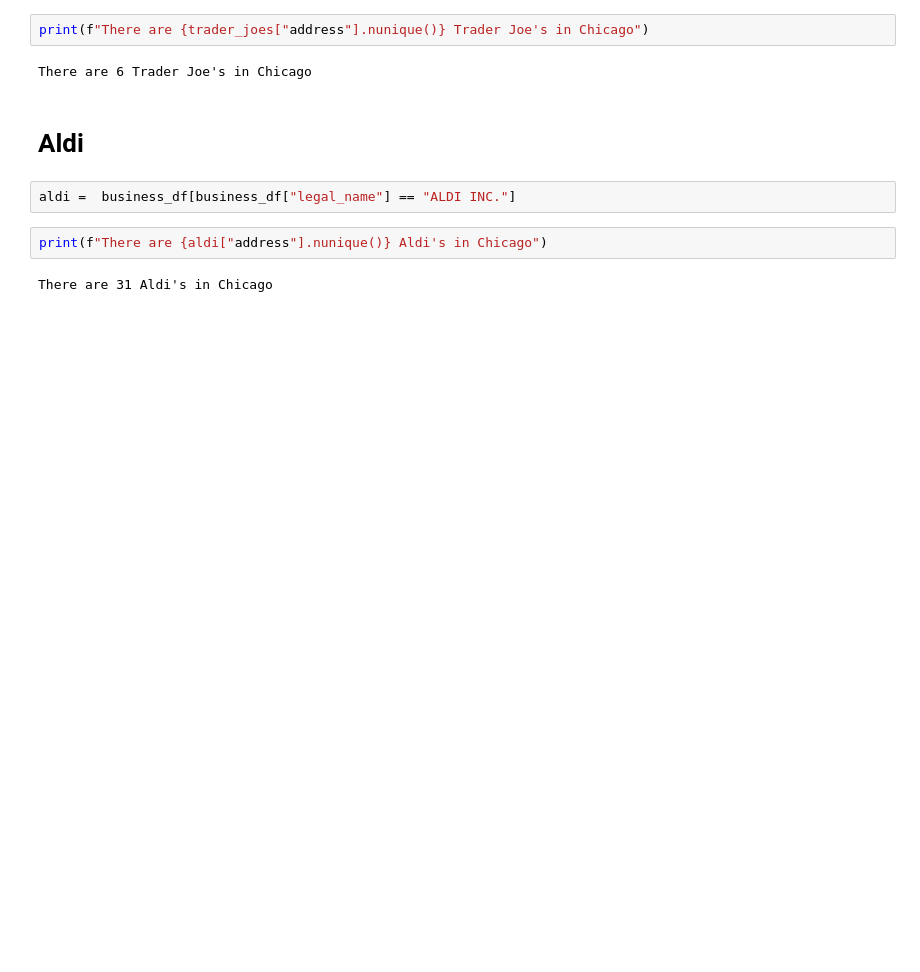
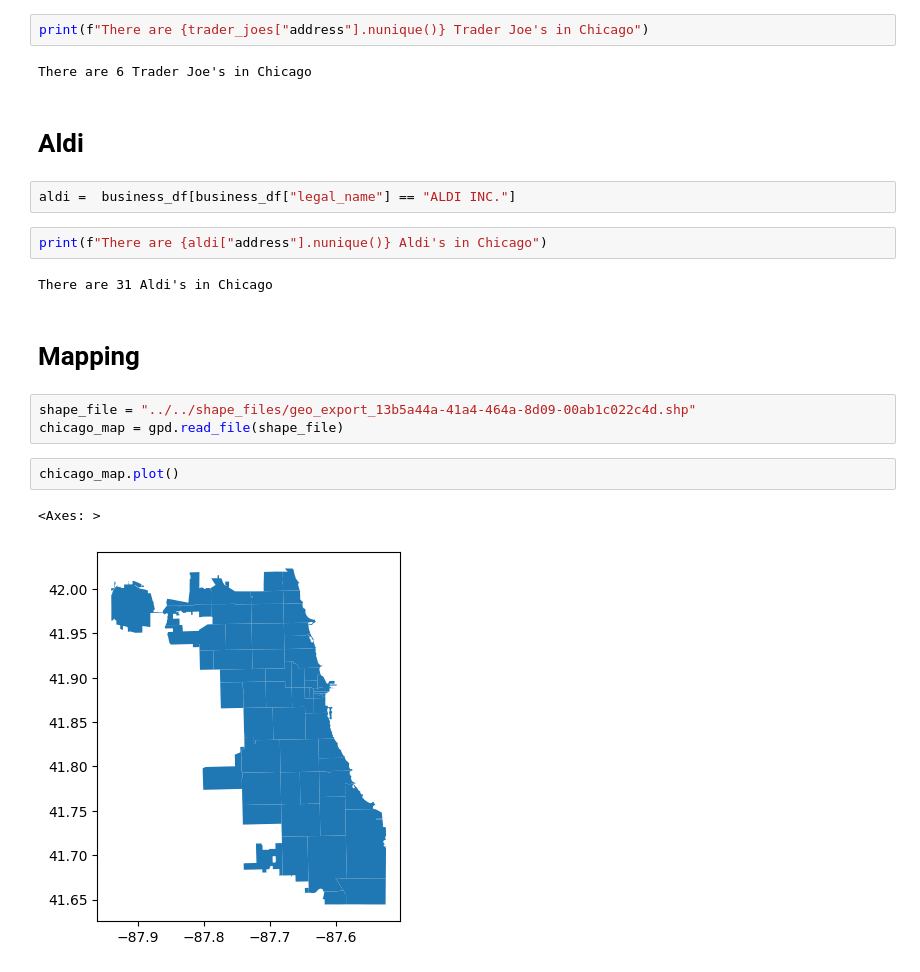
Before and after one commit to j-max/chicago_data, a Jupyter notebook: businesses/grocery_stores/grocery_stores.ipynb, the cells around one changed output. Cells and saved outputs as stored; diff of their text form; blank space fills up the shorter version.

Commit message:
Add shapefiles and Jewels map

```diff
--- a/businesses/grocery_stores/grocery_stores.ipynb
+++ b/businesses/grocery_stores/grocery_stores.ipynb
@@ -92,3 +93,13 @@ aldi =  business_df[business_df["legal_name"] == "ALDI INC."]
 print(f"There are {aldi["address"].nunique()} Aldi's in Chicago")
 # %% [output]
 There are 31 Aldi's in Chicago
+# %% [markdown]
+# Mapping
+# %%
+shape_file = "../../shape_files/geo_export_13b5a44a-41a4-464a-8d09-00ab1c022c4d.shp"
+chicago_map = gpd.read_file(shape_file)
+# %%
+chicago_map.plot()
+# %% [output]
+<Axes: >
+[figure, added]
```
Also changed, not shown: parts of 4 cells of this notebook, 5 other files.
